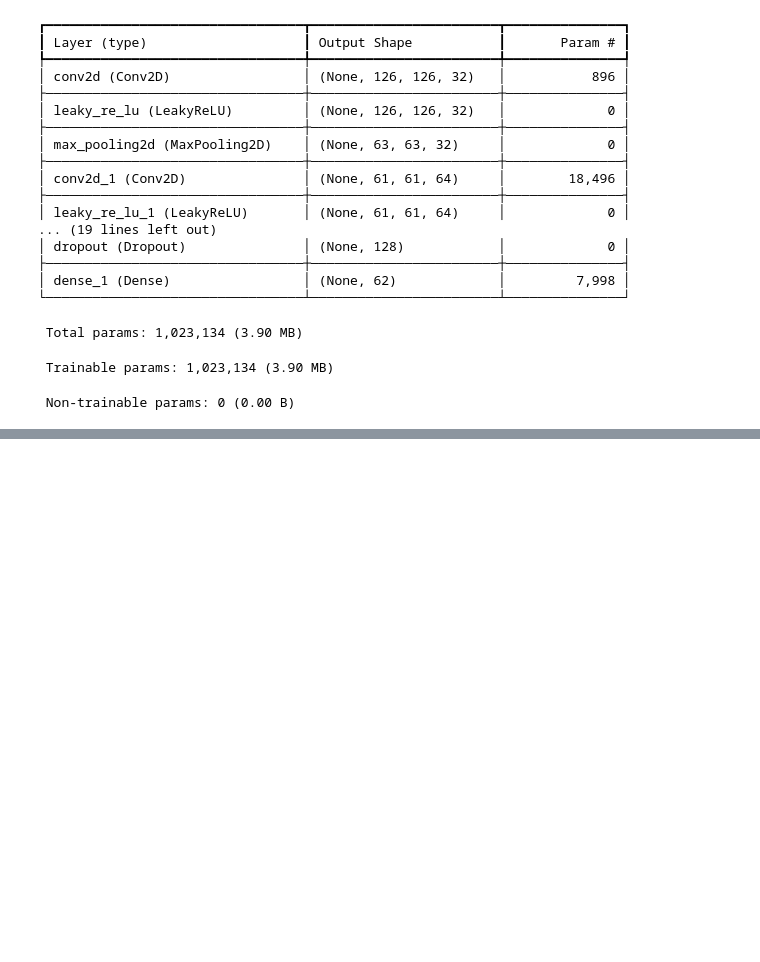
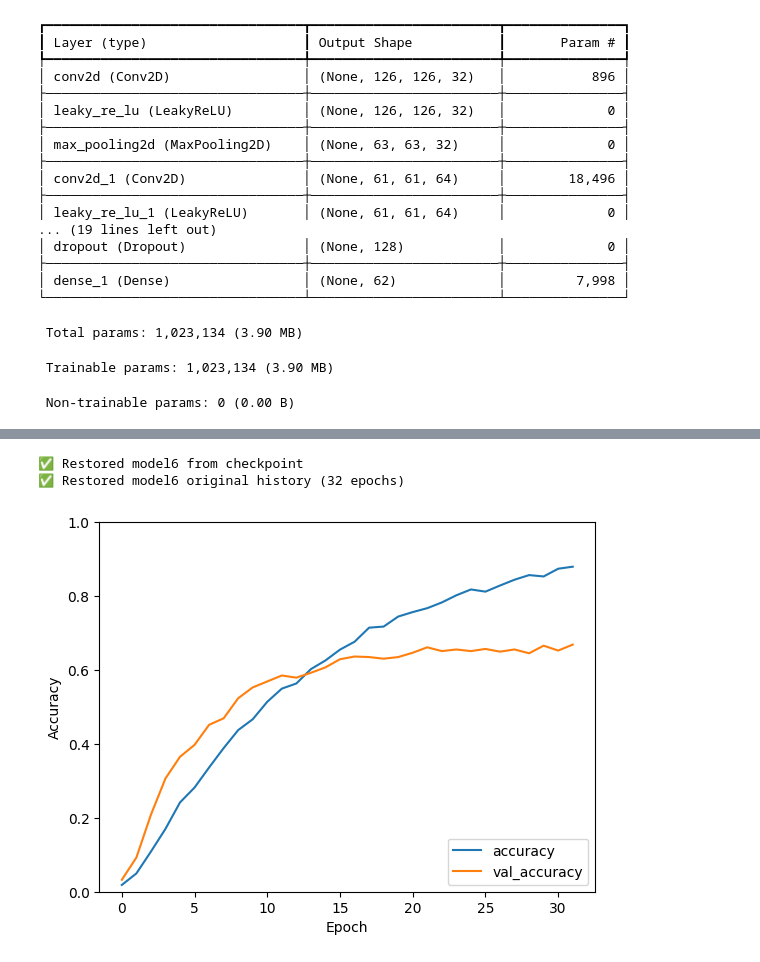
Before and after one commit to sachinadk2011/handwritten-alphanumeric-recognition, a Jupyter notebook: handwritten_recognition.ipynb, the cells around one changed output, grey strips where cells are left out. Drawn from its saved outputs; the diff is of its cells as text; code cells hidden in the pictures; blank space fills up the shorter version.

Commit message:
completed training model 6

```diff
--- a/handwritten_recognition.ipynb
+++ b/handwritten_recognition.ipynb
@@ -863,3 +863,11 @@ Epoch 6/100
 Epoch 32/100
 86/86 ━━━━━━━━━━━━━━━━━━━━ 24s 274ms/step - accuracy: 0.8794 - loss: 0.3710 - val_accuracy: 0.6686 - val_loss: 1.5258
 Saved: model6_history_original.pkl
+# %%
+model6 = restore_model("model6")
+history6 = restore_history('model6', 'original')
+accuracy_vs_epochs(history6)
+# %% [output]
+✅ Restored model6 from checkpoint
+✅ Restored model6 original history (32 epochs)
+[figure, added]
```
Also changed, not shown: parts of 2 cells of this notebook.
